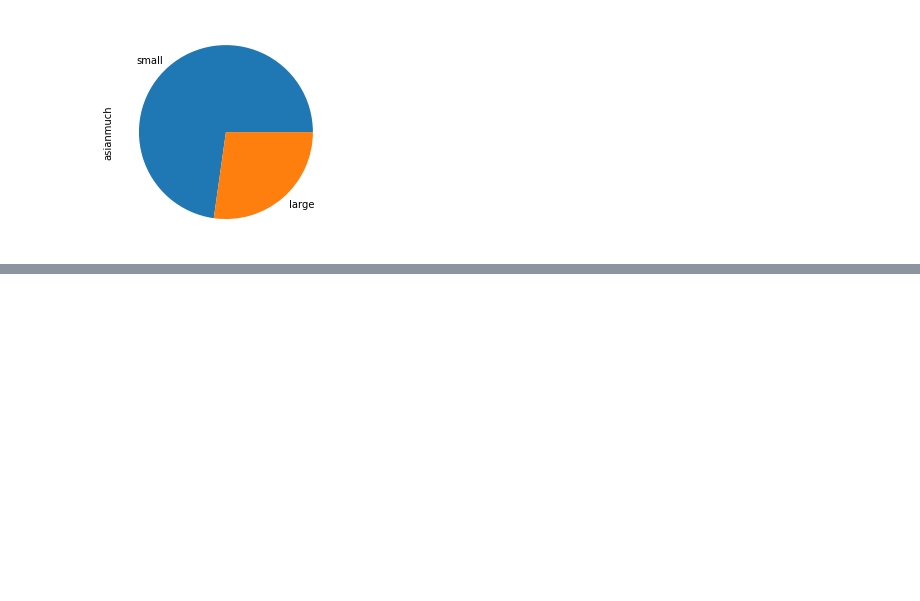
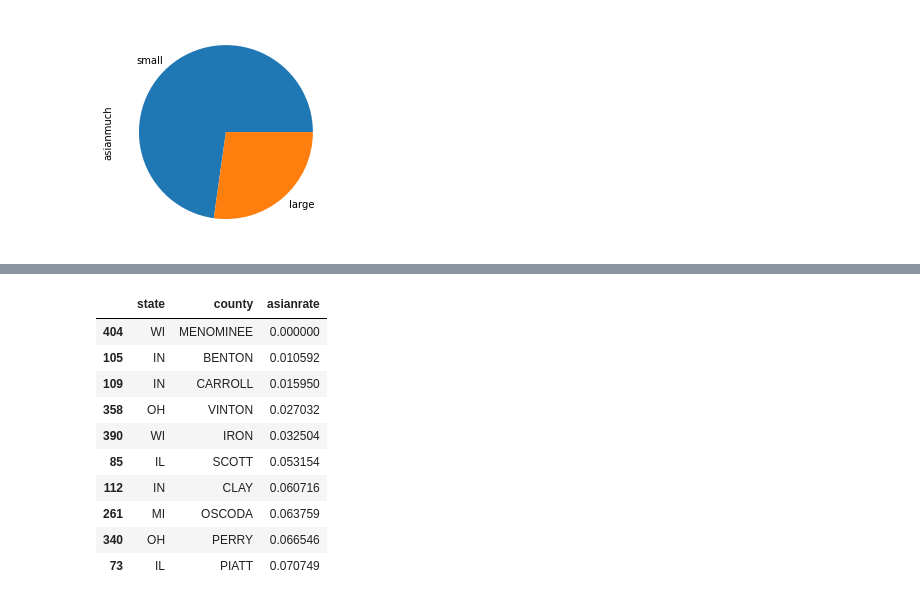
Before and after one commit to khhandrea/colab-repo, a Jupyter notebook: doit_data_analysis/00_challenge.ipynb, the cells around one changed output, grey strips where cells are left out. Drawn from its saved outputs; the diff is of its cells as text; code cells hidden in the pictures; blank space fills up the shorter version.

```diff
--- a/doit_data_analysis/00_challenge.ipynb
+++ b/doit_data_analysis/00_challenge.ipynb
@@ -60,0 +88,18 @@ df_new['asianmuch'].value_counts().plot.pie()
+# %%
+df_ch6[['state', 'county', 'popasian', 'poptotal']]\
+    .assign(asianrate=lambda x: 100 * x['popasian'] / x['poptotal'])\
+    .sort_values('asianrate')\
+    [['state', 'county', 'asianrate']]\
+    .head(10)
+# %% [output]
+|  | state | county | asianrate |
+| 404 | WI | MENOMINEE | 0.000000 |
+| 105 | IN | BENTON | 0.010592 |
+| 109 | IN | CARROLL | 0.015950 |
+| 358 | OH | VINTON | 0.027032 |
+| 390 | WI | IRON | 0.032504 |
+| 85 | IL | SCOTT | 0.053154 |
+| 112 | IN | CLAY | 0.060716 |
+| 261 | MI | OSCODA | 0.063759 |
+| 340 | OH | PERRY | 0.066546 |
+| 73 | IL | PIATT | 0.070749 |
```
Also changed, not shown: parts of 3 cells of this notebook.
